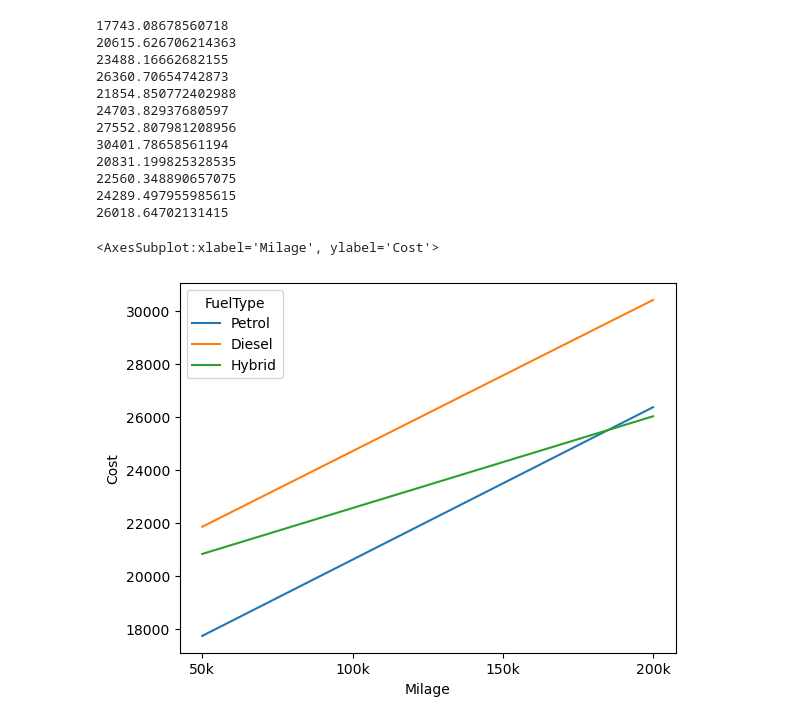
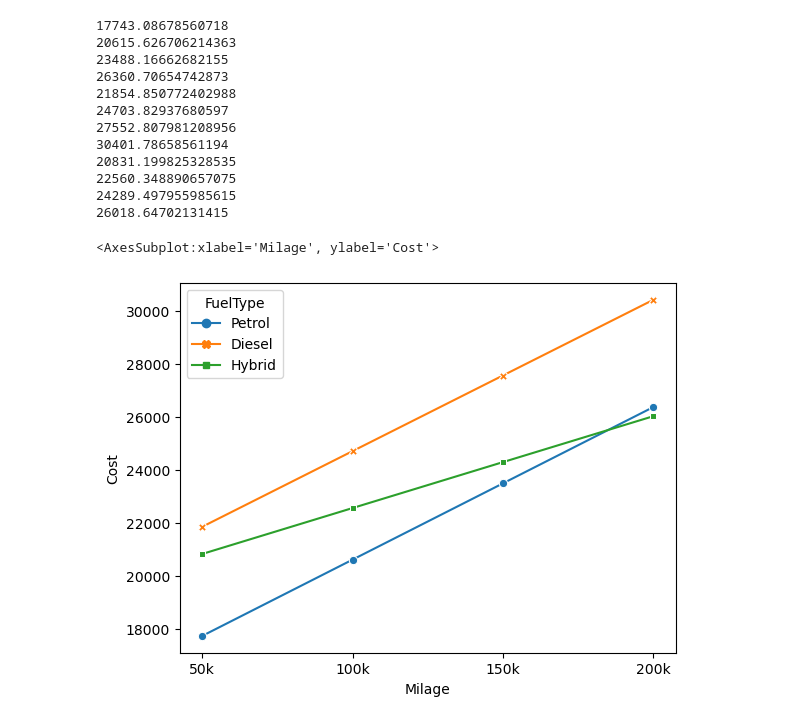
Before and after one commit to patpmcm/UCDPA_PatrickMcMahon, a Jupyter notebook: Car_Stats.ipynb, the cells around one changed output. Drawn from its saved outputs; the diff is of its cells as text; code cells hidden in the pictures.

```diff
--- a/Car_Stats.ipynb
+++ b/Car_Stats.ipynb
@@ -121,18 +114,18 @@ hybrid_price_200k_miles = price_to_own(petrol_fuel_cost, hybrid_price, hybrid_mp
 # %%
 final_dataset = [{'FuelType' : 'Petrol', 'Milage' : '50k', 'Cost' : petrol_price_50k_miles},
                 {'FuelType' : 'Petrol', 'Milage' : '100k', 'Cost' : petrol_price_100k_miles},
                 {'FuelType' : 'Petrol', 'Milage' : '150k', 'Cost' : petrol_price_150k_miles},
                 {'FuelType' : 'Petrol', 'Milage' : '200k', 'Cost' : petrol_price_200k_miles},
                 {'FuelType' : 'Diesel', 'Milage' : '50k', 'Cost' : diesel_price_50k_miles},
                 {'FuelType' : 'Diesel', 'Milage' : '100k', 'Cost' : diesel_price_100k_miles},
                 {'FuelType' : 'Diesel', 'Milage' : '150k', 'Cost' : diesel_price_150k_miles},
                 {'FuelType' : 'Diesel', 'Milage' : '200k', 'Cost' : diesel_price_200k_miles},
                 {'FuelType' : 'Hybrid', 'Milage' : '50k', 'Cost' : hybrid_price_50k_miles},
                 {'FuelType' : 'Hybrid', 'Milage' : '100k', 'Cost' : hybrid_price_100k_miles},
                 {'FuelType' : 'Hybrid', 'Milage' : '150k', 'Cost' : hybrid_price_150k_miles},
                 {'FuelType' : 'Hybrid', 'Milage' : '200k', 'Cost' : hybrid_price_200k_miles}]
 df = pd.DataFrame(final_dataset)
-sns.lineplot(x = 'Milage', y = 'Cost', data = df, hue = 'FuelType')
+sns.lineplot(x = 'Milage', y = 'Cost', data = df, hue = 'FuelType', style = 'FuelType', markers = True, dashes = False)
 # %% [output]
 <AxesSubplot:xlabel='Milage', ylabel='Cost'>
-[figure, old version]
+[figure, new version]
```
Also changed, not shown: parts of 3 cells of this notebook.
